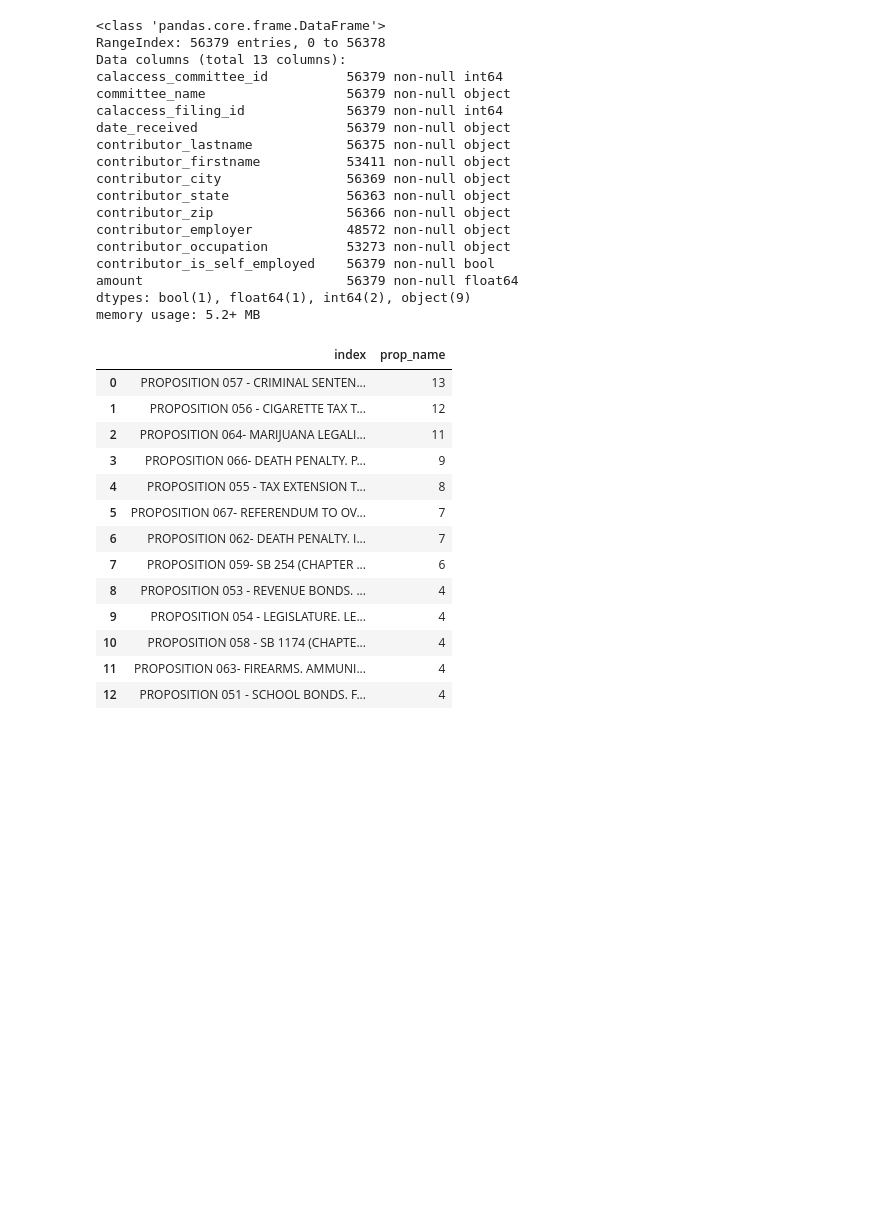
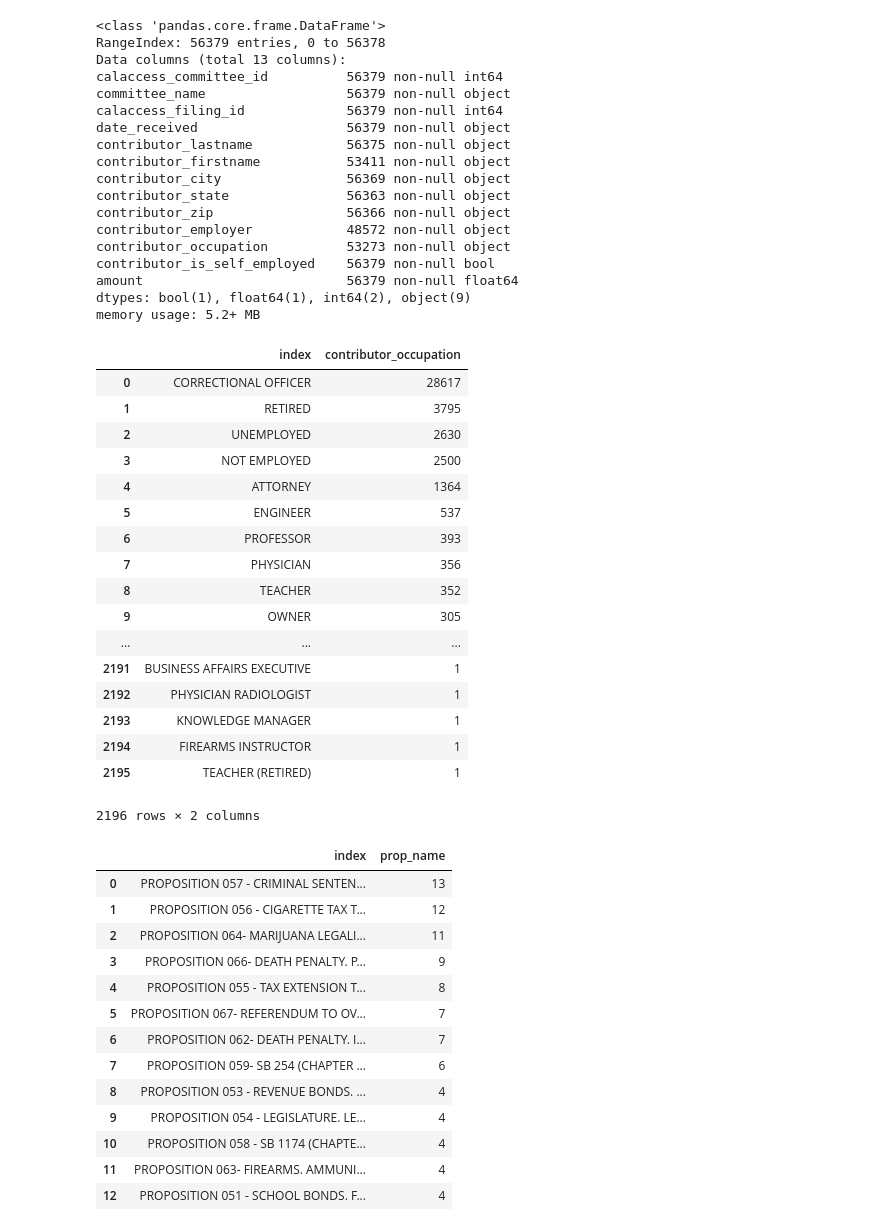
Before and after one commit to JoDuilhe/first-python-notebook, a Jupyter notebook: prop-64-analysis.ipynb, the cells around one changed output. Saved outputs shown, nothing was run; the diff lists cells and outputs as text; code cells hidden in the pictures; blank space fills up the shorter version.

Commit message:
Added most common occupation among contributors

```diff
--- a/prop-64-analysis.ipynb
+++ b/prop-64-analysis.ipynb
@@ -69,6 +69,27 @@ contributor_is_self_employed    56379 non-null bool
 amount                          56379 non-null float64
 dtypes: bool(1), float64(1), int64(2), object(9)
 memory usage: 5.2+ MB
+# %%
+contribs.contributor_occupation.value_counts().reset_index()
+# %% [output]
+|  | index | contributor_occupation |
+| 0 | CORRECTIONAL OFFICER | 28617 |
+| 1 | RETIRED | 3795 |
+| 2 | UNEMPLOYED | 2630 |
+| 3 | NOT EMPLOYED | 2500 |
+| 4 | ATTORNEY | 1364 |
+| 5 | ENGINEER | 537 |
+| 6 | PROFESSOR | 393 |
+| 7 | PHYSICIAN | 356 |
+| 8 | TEACHER | 352 |
+| 9 | OWNER | 305 |
+| ... | ... | ... |
+| 2191 | BUSINESS AFFAIRS EXECUTIVE | 1 |
+| 2192 | PHYSICIAN RADIOLOGIST | 1 |
+| 2193 | KNOWLEDGE MANAGER | 1 |
+| 2194 | FIREARMS INSTRUCTOR | 1 |
+| 2195 | TEACHER (RETIRED) | 1 |
+2196 rows × 2 columns
 # %%
 props.prop_name.value_counts() .reset_index()
 # %% [output]
```
